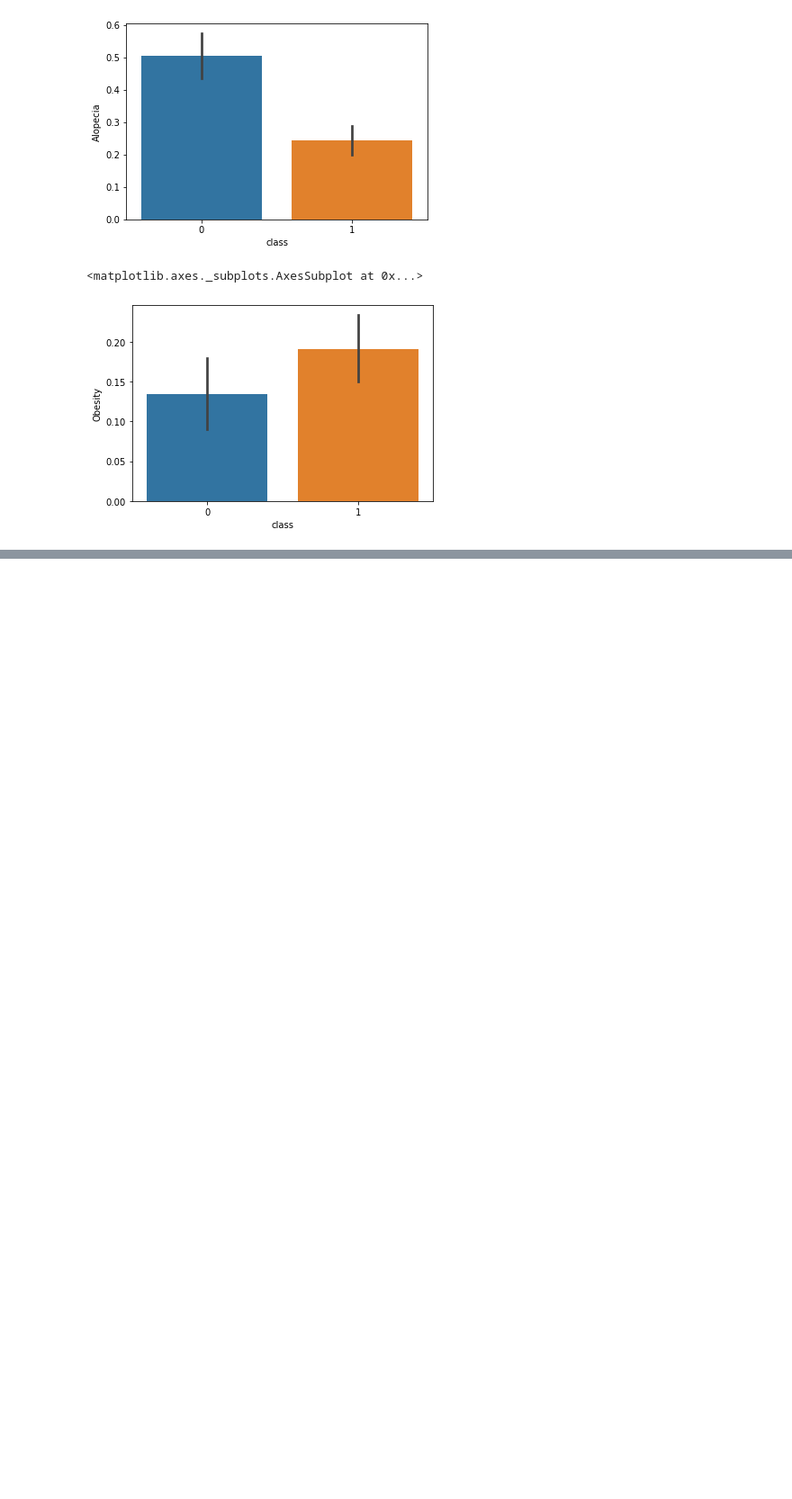
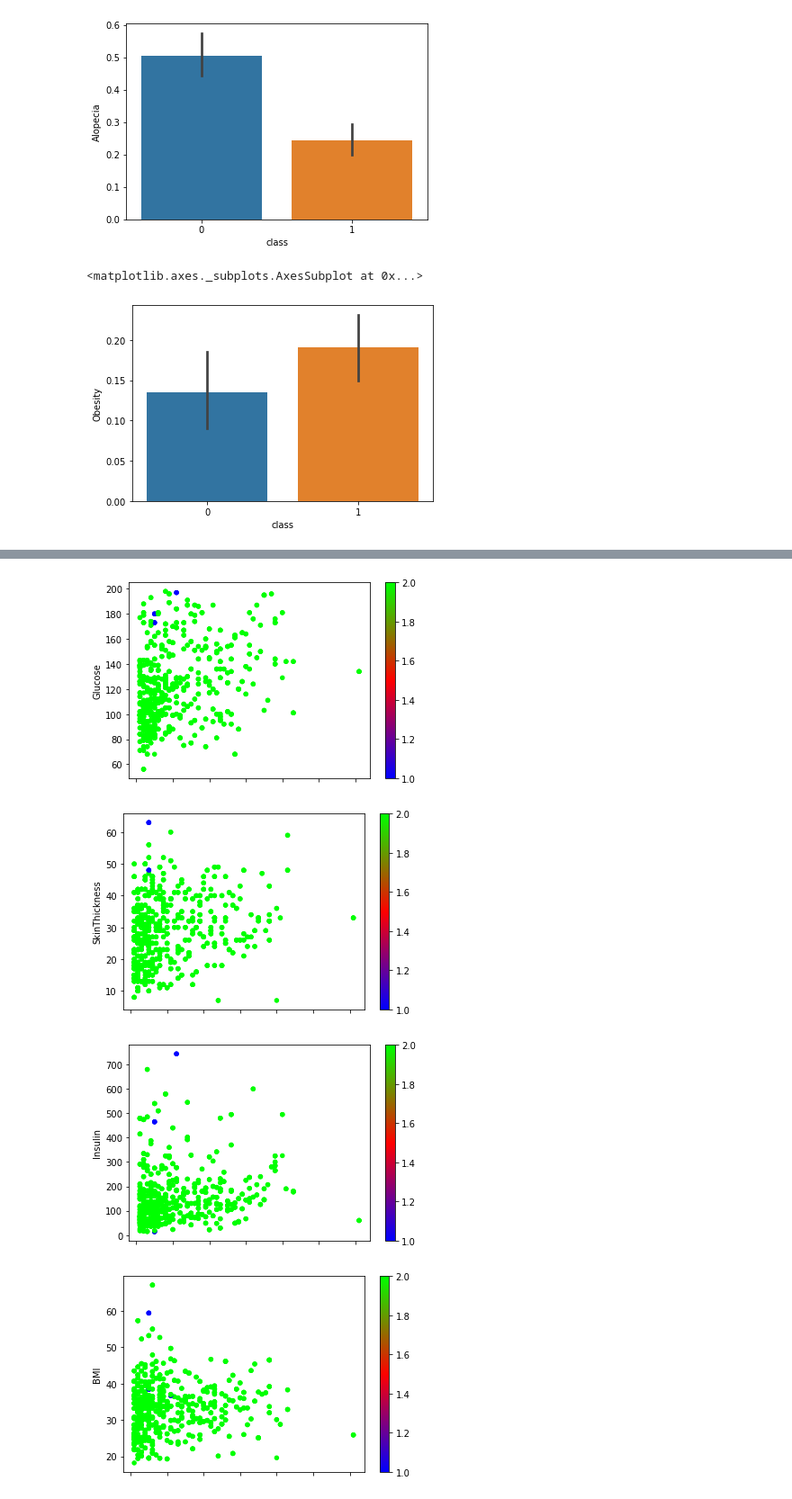
Before and after one commit to furqaanali/Diabetes-Exploration-and-Modeling, a Jupyter notebook: Code.ipynb, the cells around one changed output, grey strips where cells are left out. Shown at 90% size. Drawn from its saved outputs; the diff is of its cells as text; code cells hidden in the pictures; blank space fills up the shorter version.

```diff
--- a/Code.ipynb
+++ b/Code.ipynb
@@ -430,0 +509,14 @@ sns.barplot(x='class',y='Obesity',data=diabetes_data_binary)
+# %%
+#Plot the data using the clusters formed by Hierarchical clustering
+ax = diabetes_data_floats.plot(kind = 'scatter', x = 'Age', y = 'Glucose', c = clusters, colormap = plt.cm.brg)
+ax = diabetes_data_floats.plot(kind = 'scatter', x = 'Age', y = 'SkinThickness', c = clusters, colormap = plt.cm.brg)
+ax = diabetes_data_floats.plot(kind = 'scatter', x = 'Age', y = 'Insulin', c = clusters, colormap = plt.cm.brg)
+ax = diabetes_data_floats.plot(kind = 'scatter', x = 'Age', y = 'BMI', c = clusters, colormap = plt.cm.brg)
+ax = diabetes_data_floats.plot(kind = 'scatter', x = 'Age', y = 'Pregnancies', c = clusters, colormap = plt.cm.brg)
+ax = diabetes_data_floats.plot(kind = 'scatter', x = 'Age', y = 'BloodPressure', c = clusters, colormap = plt.cm.brg)
+ax = diabetes_data_floats.plot(kind = 'scatter', x = 'Age', y = 'DiabetesPedigreeFunction', c = clusters, colormap = plt.cm.brg)
+# %% [output]
+[figure, added]
+[figure, added]
+[figure, added]
+[figure, added]
```
Also changed, not shown: parts of 144 cells of this notebook.
